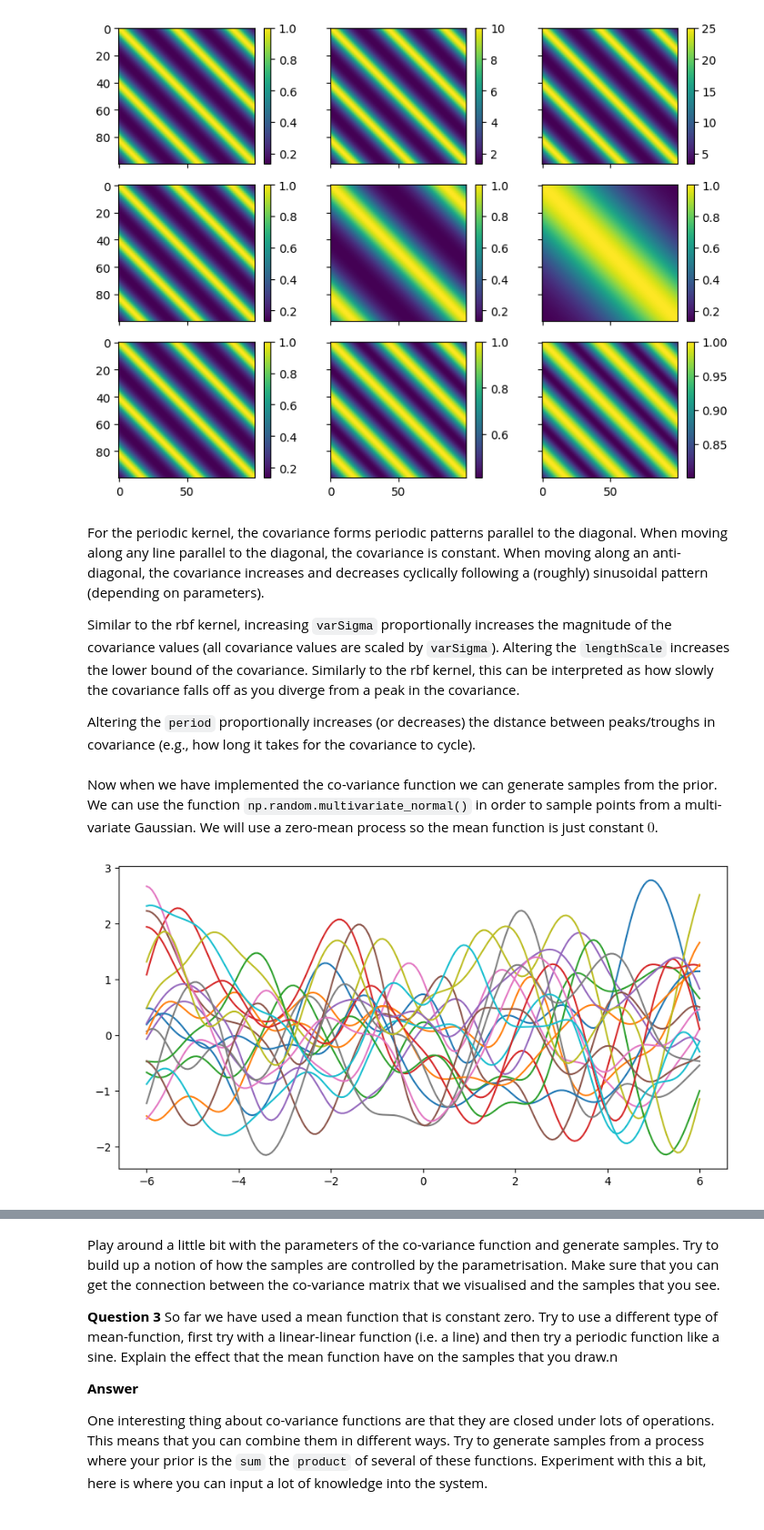
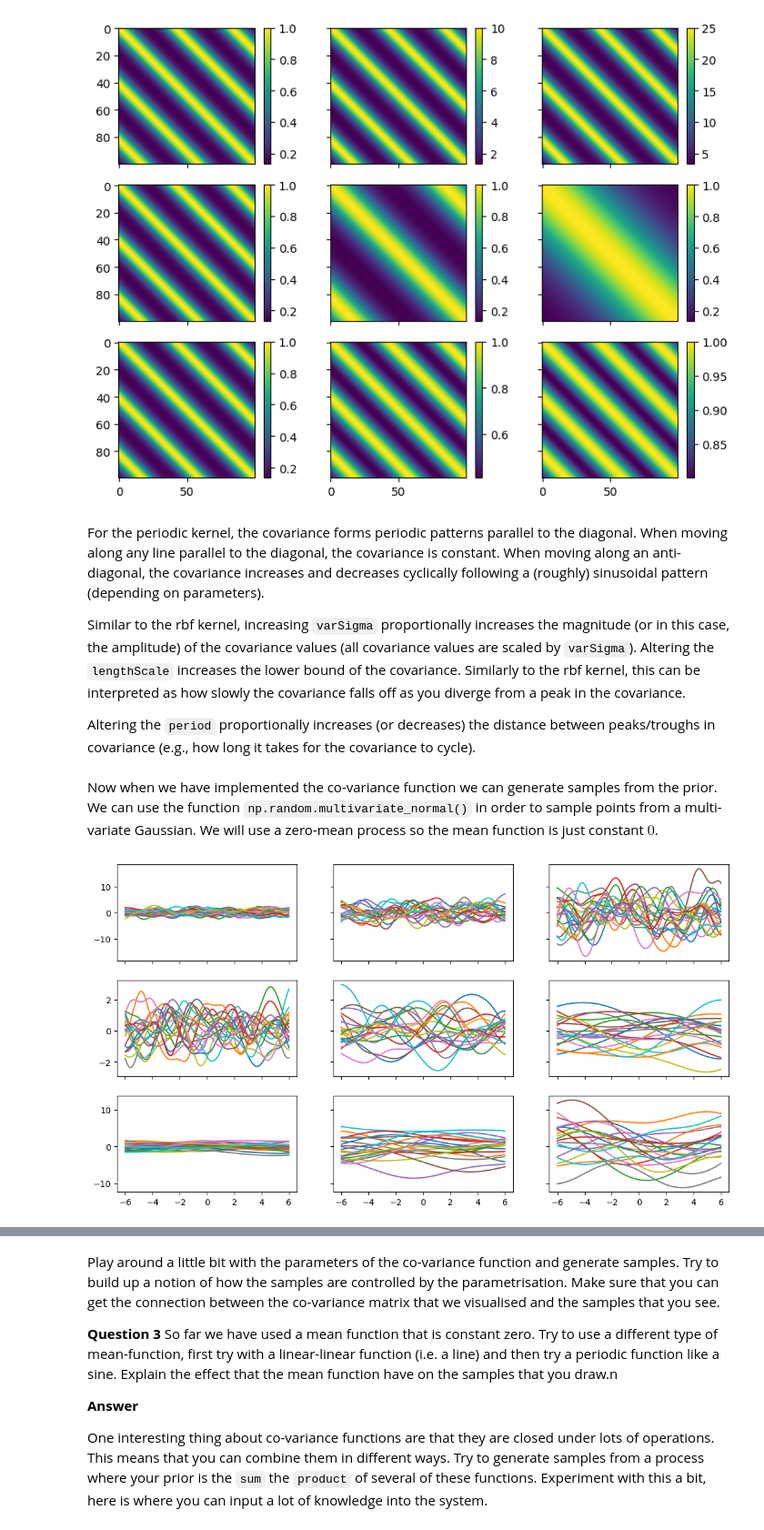
Before and after one commit to nyoma-diamond/L48_Assignments, a Jupyter notebook: gaussianprocess-notebook.ipynb, the cells around one changed output, grey strips where cells are left out. Shown at 91% size. Saved outputs shown, nothing was run; the diff lists cells and outputs as text; code cells hidden in the pictures.

Commit message:
problem 3 plots

```diff
--- a/gaussianprocess-notebook.ipynb
+++ b/gaussianprocess-notebook.ipynb
@@ -168,20 +168,53 @@ periodic
 # %% [markdown]
 For the periodic kernel, the covariance forms periodic patterns parallel to the diagonal. When moving along any line parallel to the diagonal, the covariance is constant. When moving along an anti-diagonal, the covariance increases and decreases cyclically following a (roughly) sinusoidal pattern (depending on parameters).
 
-Similar to the rbf kernel, increasing `varSigma` proportionally increases the magnitude of the covariance values (all covariance values are scaled by `varSigma`). Altering the `lengthScale` increases the lower bound of the covariance. Similarly to the rbf kernel, this can be interpreted as how slowly the covariance falls off as you diverge from a peak in the covariance.
+Similar to the rbf kernel, increasing `varSigma` proportionally increases the magnitude (or in this case, the amplitude) of the covariance values (all covariance values are scaled by `varSigma`). Altering the `lengthScale` increases the lower bound of the covariance. Similarly to the rbf kernel, this can be interpreted as how slowly the covariance falls off as you diverge from a peak in the covariance.
 
 Altering the `period` proportionally increases (or decreases) the distance between peaks/troughs in covariance (e.g., how long it takes for the covariance to cycle).
 # %% [markdown]
 Now when we have implemented the co-variance function we can generate samples from the prior. We can use the function `np.random.multivariate_normal()` in order to sample points from a multi-variate Gaussian. We will use a zero-mean process so the mean function is just constant $0$.
 # %%
 x = np.linspace(-6,6,200).reshape(-1,1)
-K = rbf_kernel(x,x,1,1)
 mu = np.zeros(x.shape)
-
-f = np.random.multivariate_normal(mu.flatten(), K, 20)
-fig = plt.figure(figsize=(10,5))
-ax = fig.add_subplot(111)
-ax.plot(x, f.T)
-plt.show()
-# %% [output]
-[figure, removed]
+# %%
+_, axs = plt.subplots(3,3, sharex=True, sharey='row', figsize=(13,7))
+
+K = rbf_kernel(x,x,1,1)
+f = np.random.multivariate_normal(mu.flatten(), K, 20)
+axs[0,0].plot(x, f.T)
+
+K = rbf_kernel(x,x,5,1)
+f = np.random.multivariate_normal(mu.flatten(), K, 20)
+axs[0,1].plot(x, f.T)
+
+K = rbf_kernel(x,x,25,1)
+f = np.random.multivariate_normal(mu.flatten(), K, 20)
+axs[0,2].plot(x, f.T)
+
+K = rbf_kernel(x,x,1,1)
+f = np.random.multivariate_normal(mu.flatten(), K, 20)
+axs[1,0].plot(x, f.T)
+
+K = rbf_kernel(x,x,1,5)
+f = np.random.multivariate_normal(mu.flatten(), K, 20)
+axs[1,1].plot(x, f.T)
+
+K = rbf_kernel(x,x,1,25)
+f = np.random.multivariate_normal(mu.flatten(), K, 20)
+axs[1,2].plot(x, f.T)
+
+K = rbf_kernel(x,x,1,25)
+f = np.random.multivariate_normal(mu.flatten(), K, 20)
+axs[2,0].plot(x, f.T)
+
+K = rbf_kernel(x,x,5,25)
+f = np.random.multivariate_normal(mu.flatten(), K, 20)
+axs[2,1].plot(x, f.T)
+
+K = rbf_kernel(x,x,25,25)
+f = np.random.multivariate_normal(mu.flatten(), K, 20)
+axs[2,2].plot(x, f.T)
+
+plt.show()
+# %% [output]
+[figure, added]
```
Also changed, not shown: parts of 4 cells of this notebook.
